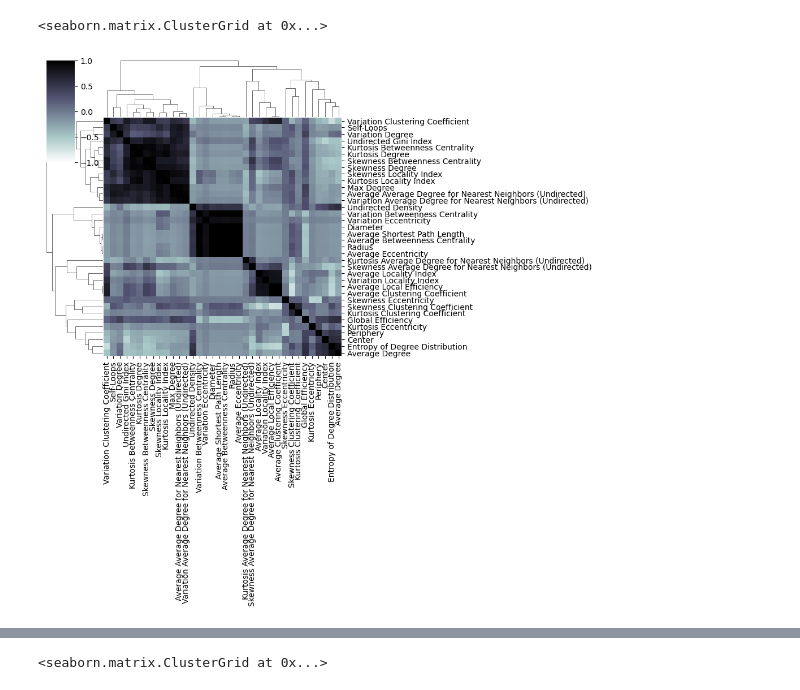
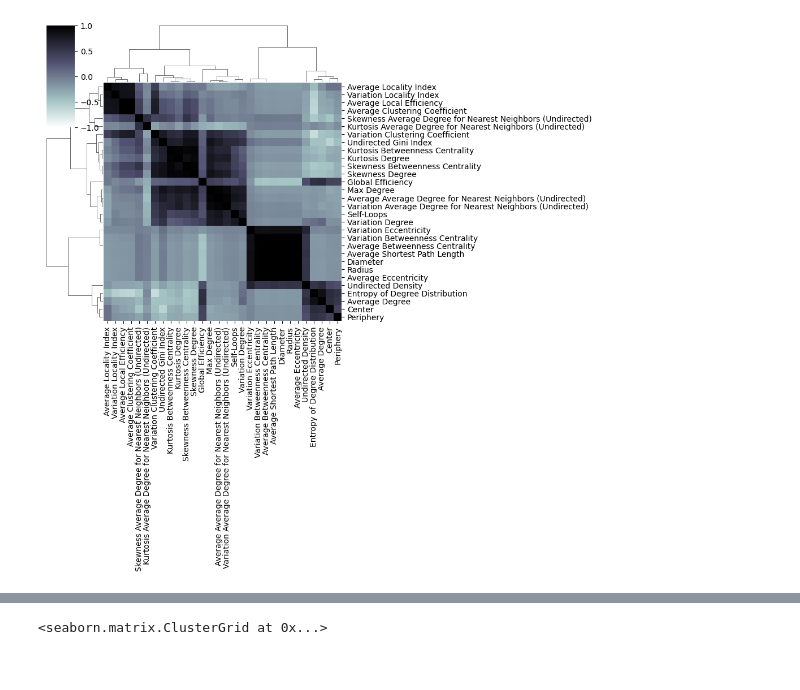
Before and after one commit to freyrelab/netective, a Jupyter notebook: Applications/synthetic_characterization.ipynb, the cells around one changed output, grey strips where cells are left out. Saved outputs shown, nothing was run; the diff lists cells and outputs as text; code cells hidden in the pictures.

```diff
--- a/Applications/synthetic_characterization.ipynb
+++ b/Applications/synthetic_characterization.ipynb
@@ -12,14 +12,15 @@ density_values = [0.001, 0.005, 0.01]
 dfs = []
 for num_nodes in num_nodes_values:
     for density in density_values:
-        with open(f'scalar_{norm}_{density}_{num_nodes}.pkl', 'rb') as f:
+        with open(f'./synthetic_characterization_output/scalar_{norm}_{density}_{num_nodes}.pkl', 'rb') as f:
             scalar_raw = pickle.load(f)
 
         df = pd.DataFrame.from_dict(scalar_raw).T
-        df = df.dropna(axis=1)
+        # df = df.dropna(axis=1)
         dfs.append(df)
 
 merged_df = pd.concat(dfs)
+merged_df.dropna(axis=1, inplace=True, how='any')
 # %%
 merged_df
 # %% [output]
@@ -39,8 +40,7 @@ merged_df
 # %%
 merged_df_corr = merged_df.corr()
 merged_df_corr.dropna(axis=1, how='all', inplace=True)
 merged_df_corr.dropna(axis=0, how='all', inplace=True)
-sns.clustermap(merged_df_corr,xticklabels=True, yticklabels=True, cmap='bone_r', vmin=-1, vmax=1)
+ax = sns.clustermap(merged_df_corr,xticklabels=True, yticklabels=True, cmap='bone_r', vmin=-1, vmax=1, method='ward', metric='euclidean')
 # %% [output]
-<seaborn.matrix.ClusterGrid at 0x...>
-[figure, old version]
+[figure, new version]
```
Also changed, not shown: parts of 9 cells of this notebook, 3 other files.
